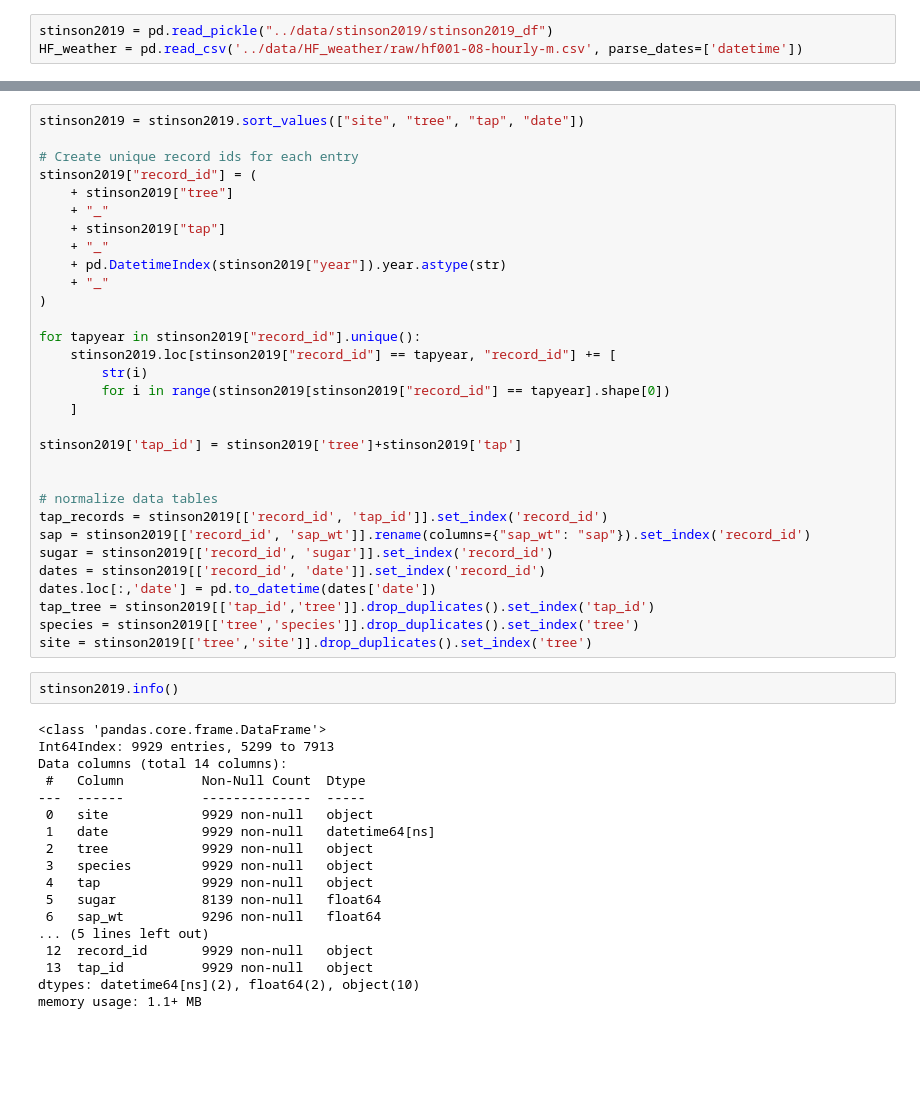
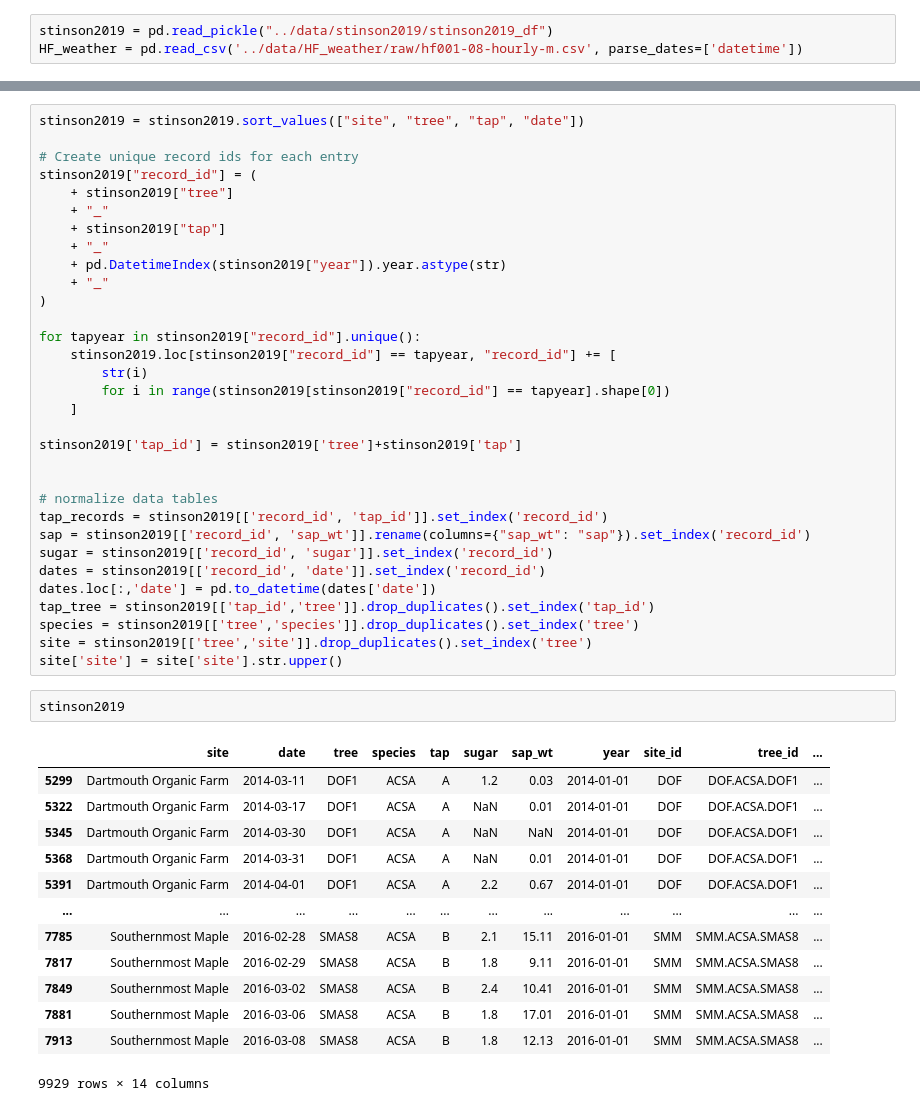
Before and after one commit to spentelow/sapflow, a Jupyter notebook: src/houle_analysis_norm.ipynb, the cells around one changed output, grey strips where cells are left out. Cells and saved outputs as stored; diff of their text form; blank space fills up the shorter version.

```diff
--- a/src/houle_analysis_norm.ipynb
+++ b/src/houle_analysis_norm.ipynb
@@ -95,23 +42,20 @@ dates.loc[:,'date'] = pd.to_datetime(dates['date'])
 tap_tree = stinson2019[['tap_id','tree']].drop_duplicates().set_index('tap_id')
 species = stinson2019[['tree','species']].drop_duplicates().set_index('tree')
 site = stinson2019[['tree','site']].drop_duplicates().set_index('tree')
+site['site'] = site['site'].str.upper()
 # %%
-stinson2019.info()
+stinson2019
 # %% [output]
+|  | site | date | tree | species | tap | sugar | sap_wt | year | site_id | tree_id | ... |
+| 5299 | Dartmouth Organic Farm | 2014-03-11 | DOF1 | ACSA | A | 1.2 | 0.03 | 2014-01-01 | DOF | DOF.ACSA.DOF1 | ... |
+| 5322 | Dartmouth Organic Farm | 2014-03-17 | DOF1 | ACSA | A | NaN | 0.01 | 2014-01-01 | DOF | DOF.ACSA.DOF1 | ... |
+| 5345 | Dartmouth Organic Farm | 2014-03-30 | DOF1 | ACSA | A | NaN | NaN | 2014-01-01 | DOF | DOF.ACSA.DOF1 | ... |
+| 5368 | Dartmouth Organic Farm | 2014-03-31 | DOF1 | ACSA | A | NaN | 0.01 | 2014-01-01 | DOF | DOF.ACSA.DOF1 | ... |
+| 5391 | Dartmouth Organic Farm | 2014-04-01 | DOF1 | ACSA | A | 2.2 | 0.67 | 2014-01-01 | DOF | DOF.ACSA.DOF1 | ... |
+| ... | ... | ... | ... | ... | ... | ... | ... | ... | ... | ... | ... |
+| 7785 | Southernmost Maple | 2016-02-28 | SMAS8 | ACSA | B | 2.1 | 15.11 | 2016-01-01 | SMM | SMM.ACSA.SMAS8 | ... |
+| 7817 | Southernmost Maple | 2016-02-29 | SMAS8 | ACSA | B | 1.8 | 9.11 | 2016-01-01 | SMM | SMM.ACSA.SMAS8 | ... |
+| 7849 | Southernmost Maple | 2016-03-02 | SMAS8 | ACSA | B | 2.4 | 10.41 | 2016-01-01 | SMM | SMM.ACSA.SMAS8 | ... |
+| 7881 | Southernmost Maple | 2016-03-06 | SMAS8 | ACSA | B | 1.8 | 17.01 | 2016-01-01 | SMM | SMM.ACSA.SMAS8 | ... |
+| 7913 | Southernmost Maple | 2016-03-08 | SMAS8 | ACSA | B | 1.8 | 12.13 | 2016-01-01 | SMM | SMM.ACSA.SMAS8 | ... |
-<class 'pandas.core.frame.DataFrame'>
-Int64Index: 9929 entries, 5299 to 7913
-Data columns (total 14 columns):
- #   Column          Non-Null Count  Dtype
----  ------          --------------  -----
- 0   site            9929 non-null   object
- 1   date            9929 non-null   datetime64[ns]
- 2   tree            9929 non-null   object
- 3   species         9929 non-null   object
- 4   tap             9929 non-null   object
- 5   sugar           8139 non-null   float64
- 6   sap_wt          9296 non-null   float64
-... (5 lines left out)
- 12  record_id       9929 non-null   object
- 13  tap_id          9929 non-null   object
-dtypes: datetime64[ns](2), float64(2), object(10)
-memory usage: 1.1+ MB
+9929 rows × 14 columns
```
Also changed, not shown: parts of 14 cells of this notebook.
